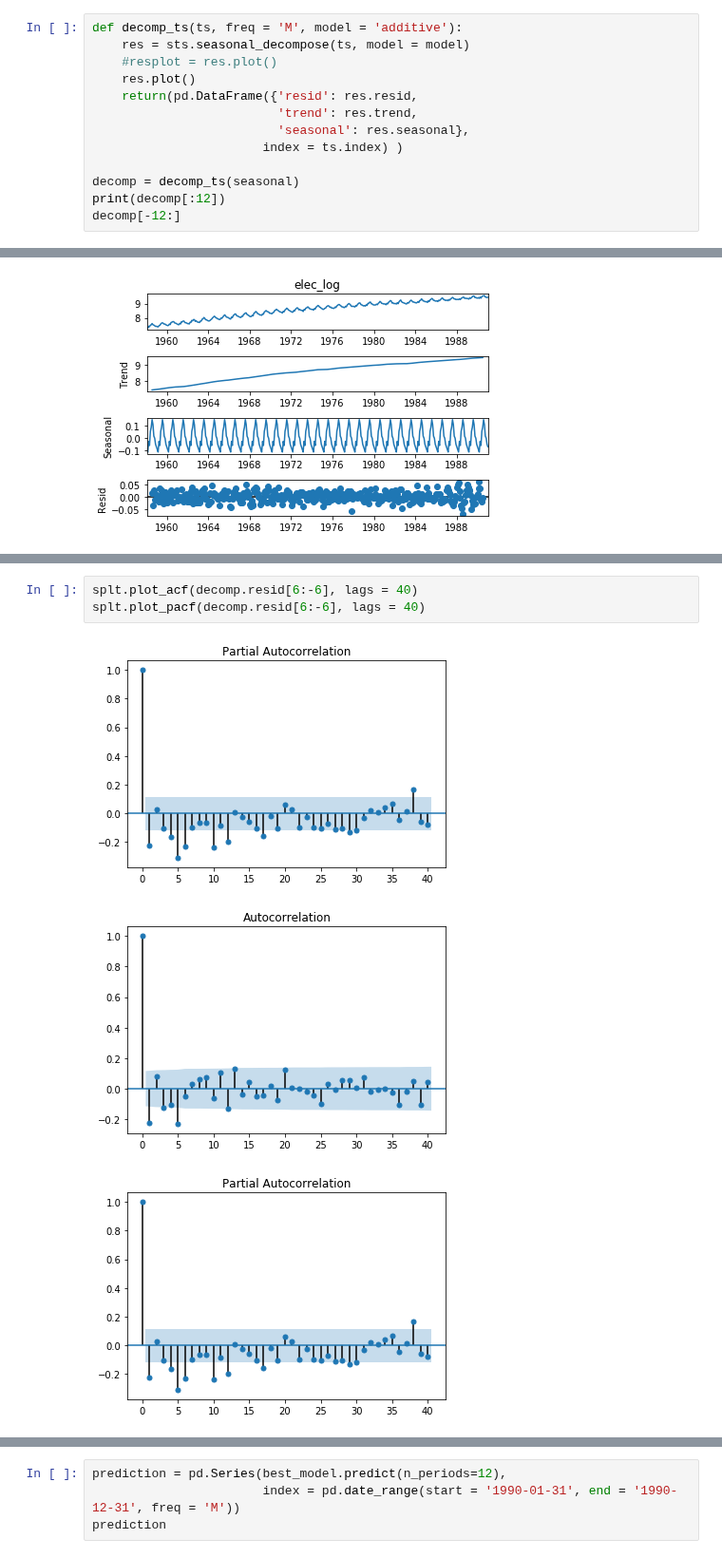
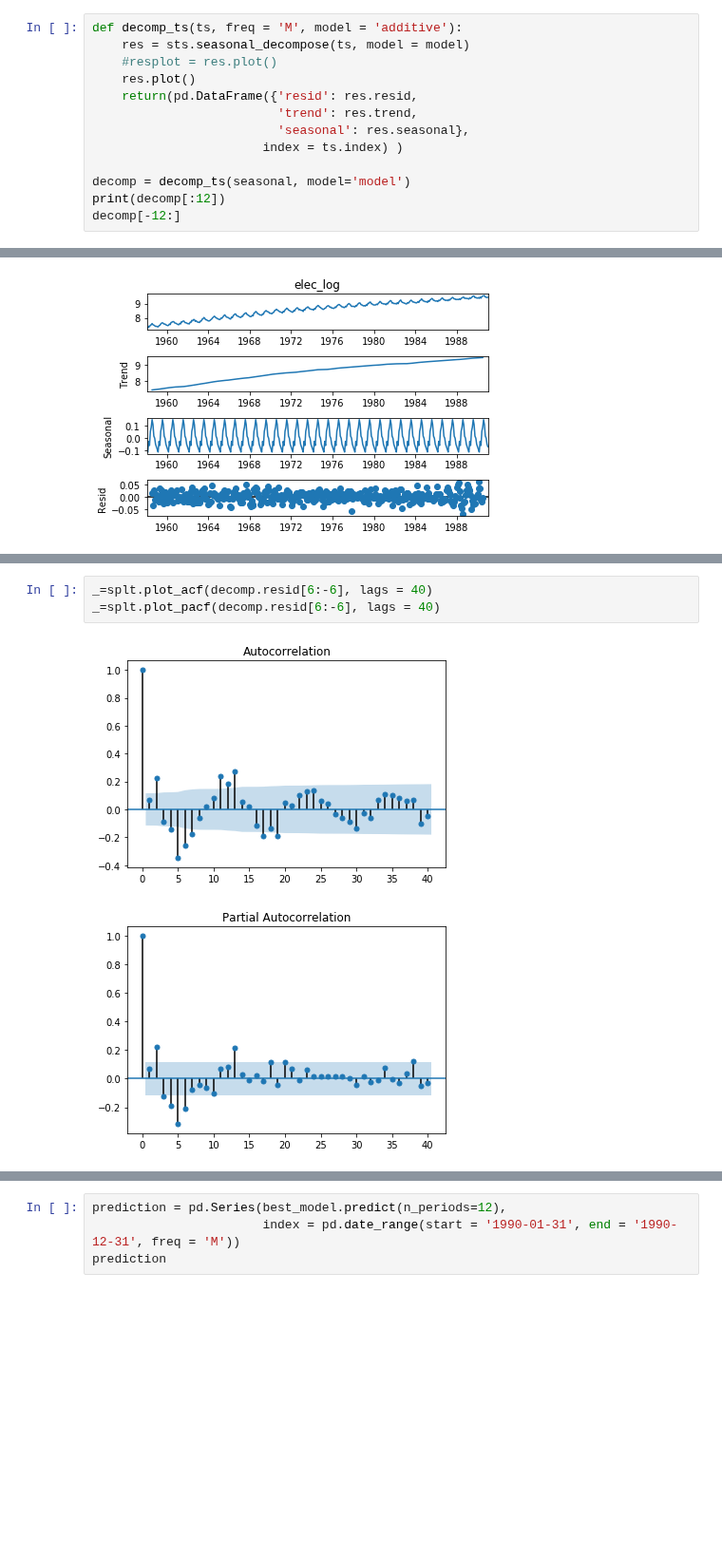
Before and after one commit to StephenElston/DataScience410, a Jupyter notebook: Lecture8/IntroToTimeSeries.ipynb, the cells around one changed output, grey strips where cells are left out. Shown at 95% size. Saved outputs shown, nothing was run; the diff lists cells and outputs as text; blank space fills up the shorter version.

```diff
--- a/Lecture8/IntroToTimeSeries.ipynb
+++ b/Lecture8/IntroToTimeSeries.ipynb
@@ -417,7 +417,7 @@ def decomp_ts(ts, freq = 'M', model = 'additive'):
                          'seasonal': res.seasonal},
                        index = ts.index) )
 
-decomp = decomp_ts(seasonal)
+decomp = decomp_ts(seasonal, model='model')
 print(decomp[:12])
 decomp[-12:]
 # %% [output]
@@ -785,10 +789,9 @@ Given the DF statistic and p-value we can reject the null hypothesis that the re
 
 As a next step, compute and plot the ACF and PACF for the remainder series.
 # %%
-splt.plot_acf(decomp.resid[6:-6], lags = 40)
-splt.plot_pacf(decomp.resid[6:-6], lags = 40)
+_=splt.plot_acf(decomp.resid[6:-6], lags = 40)
+_=splt.plot_pacf(decomp.resid[6:-6], lags = 40)
 # %% [output]
-[figure, old version]
+[figure, new version]
-[figure, old version]
+[figure, new version]
-[figure, removed]
 # %% [markdown]
```
Also changed, not shown: parts of 70 cells of this notebook.
